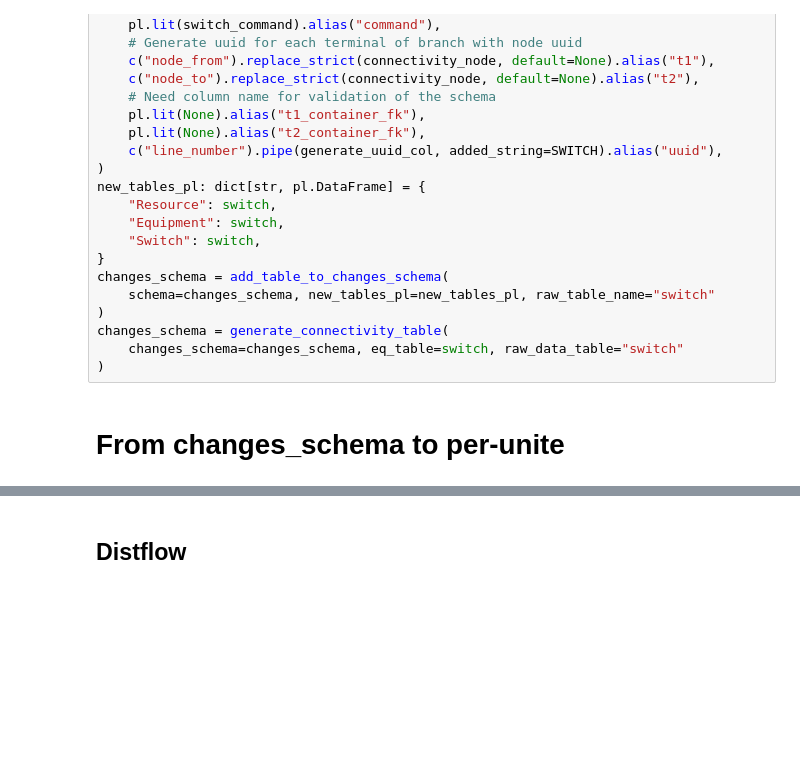
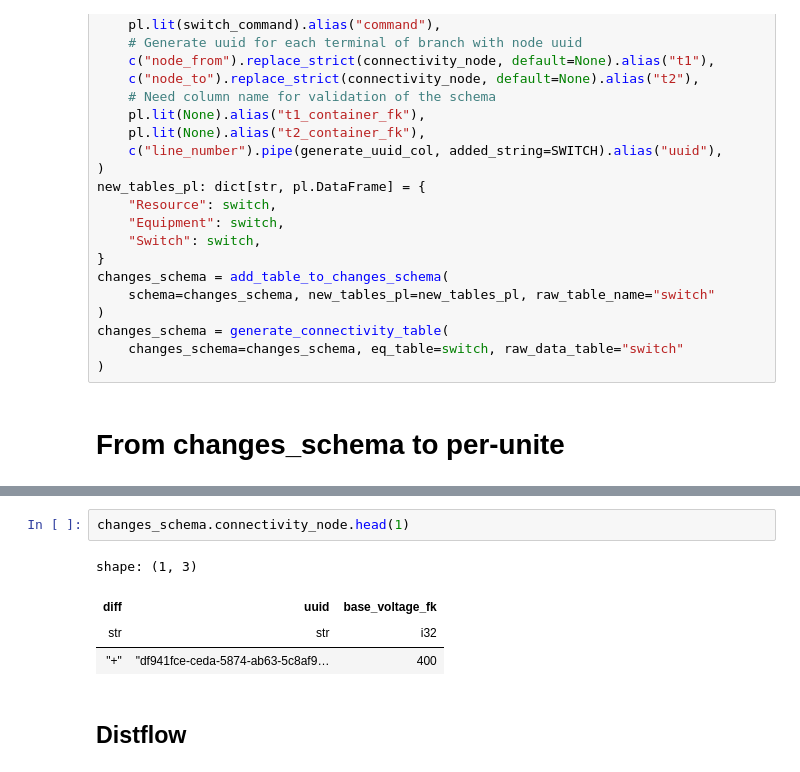
Before and after one commit to heig-vd-ie/distflow-state-estimation, a Jupyter notebook: scrips/recursive_fuction.ipynb, the cells around one changed output, grey strips where cells are left out. Cells and saved outputs as stored; diff of their text form; blank space fills up the shorter version.

```diff
--- a/scrips/recursive_fuction.ipynb
+++ b/scrips/recursive_fuction.ipynb
@@ -359,3 +422,10 @@ changes_schema = generate_connectivity_table(
+# %%
+changes_schema.connectivity_node.head(1)
+# %% [output]
+shape: (1, 3)
+| diff | uuid | base_voltage_fk |
+| str | str | i32 |
+| "+" | "df941fce-ceda-5874-ab63-5c8af9… | 400 |
 # %% [markdown]
 ## Distflow
 # %%
```
Also changed, not shown: parts of 7 cells of this notebook.
